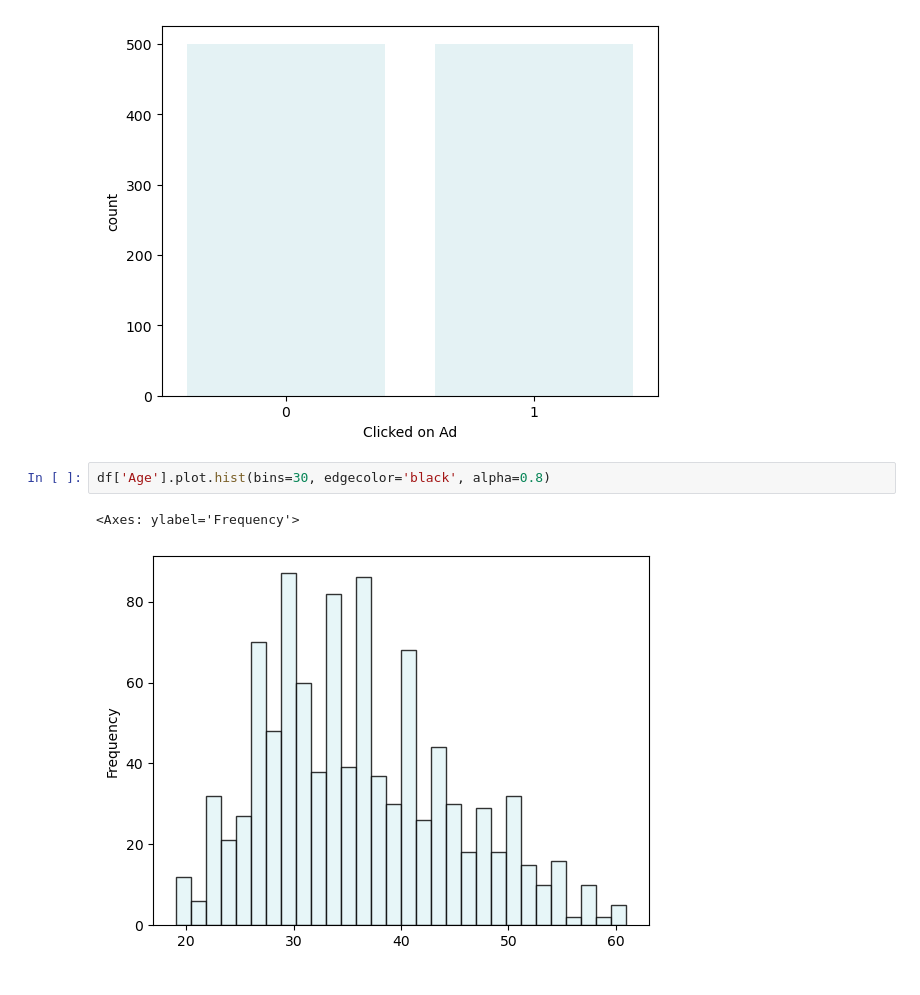
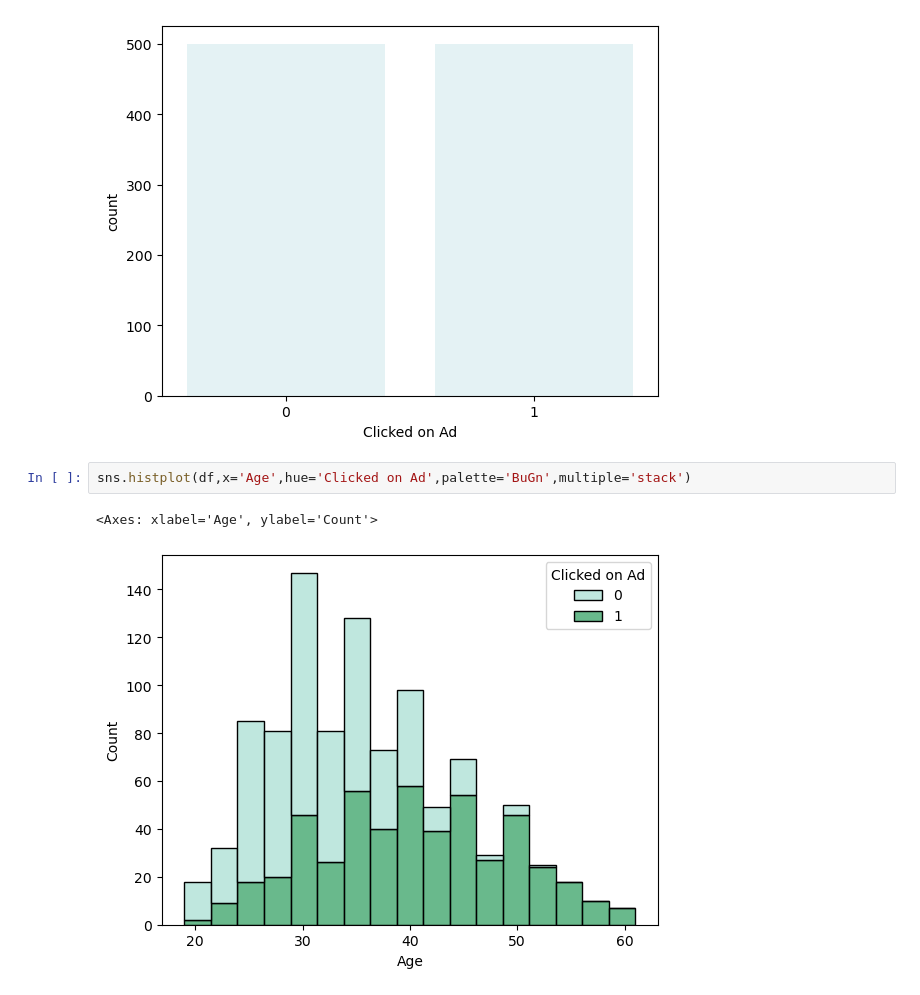
Before and after one commit to nishant3937899/logistic_regression, a Jupyter notebook: logistic_regression.ipynb, the cells around one changed output. Drawn from its saved outputs; the diff is of its cells as text.

```diff
--- a/logistic_regression.ipynb
+++ b/logistic_regression.ipynb
@@ -85,7 +85,7 @@ sns.countplot(data=df,x='Clicked on Ad')
 <Axes: xlabel='Clicked on Ad', ylabel='count'>
 [figure]
 # %%
-df['Age'].plot.hist(bins=30, edgecolor='black', alpha=0.8)
+sns.histplot(df,x='Age',hue='Clicked on Ad',palette='BuGn',multiple='stack')
 # %% [output]
-<Axes: ylabel='Frequency'>
+<Axes: xlabel='Age', ylabel='Count'>
-[figure, old version]
+[figure, new version]
```
